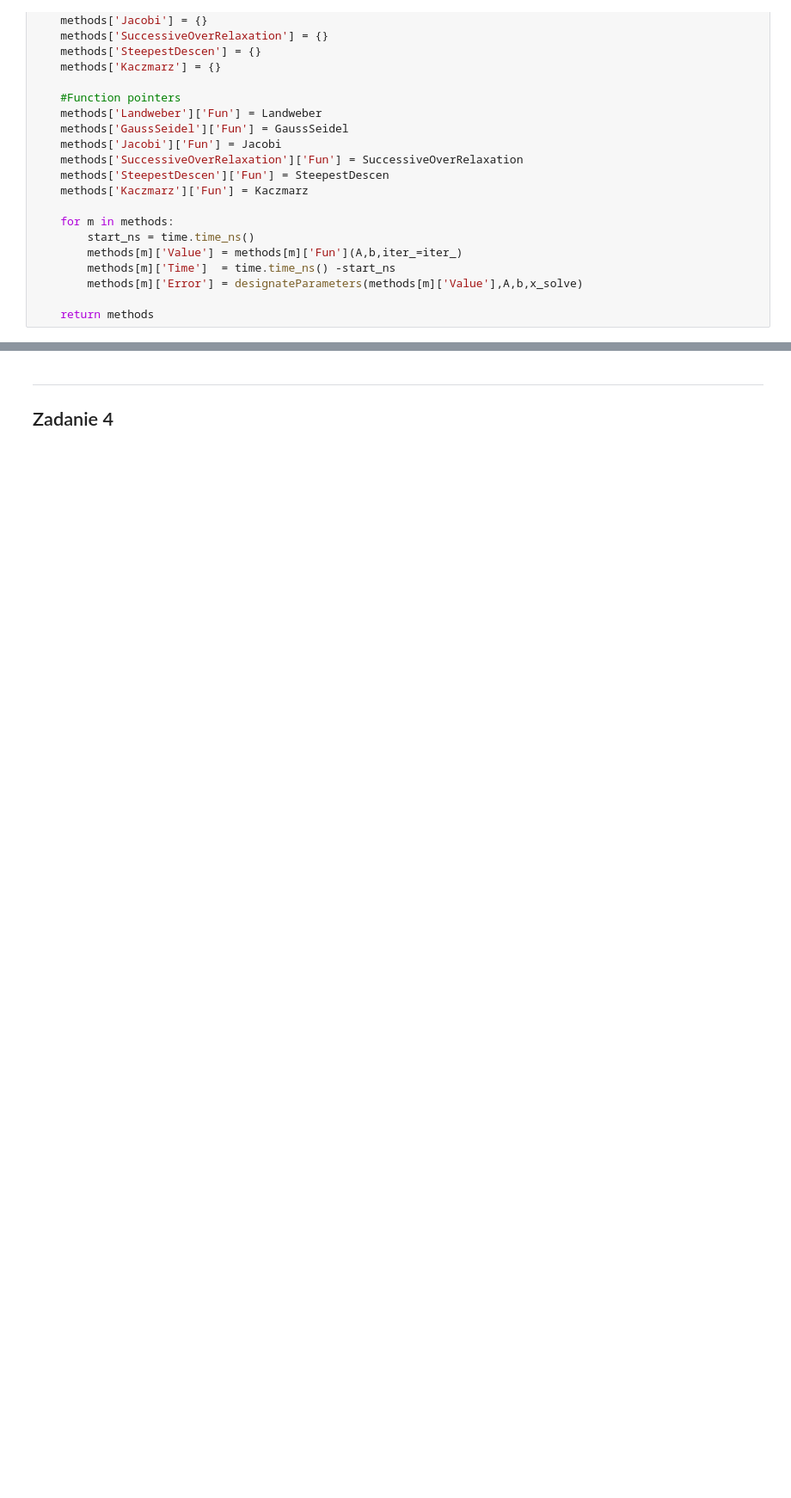
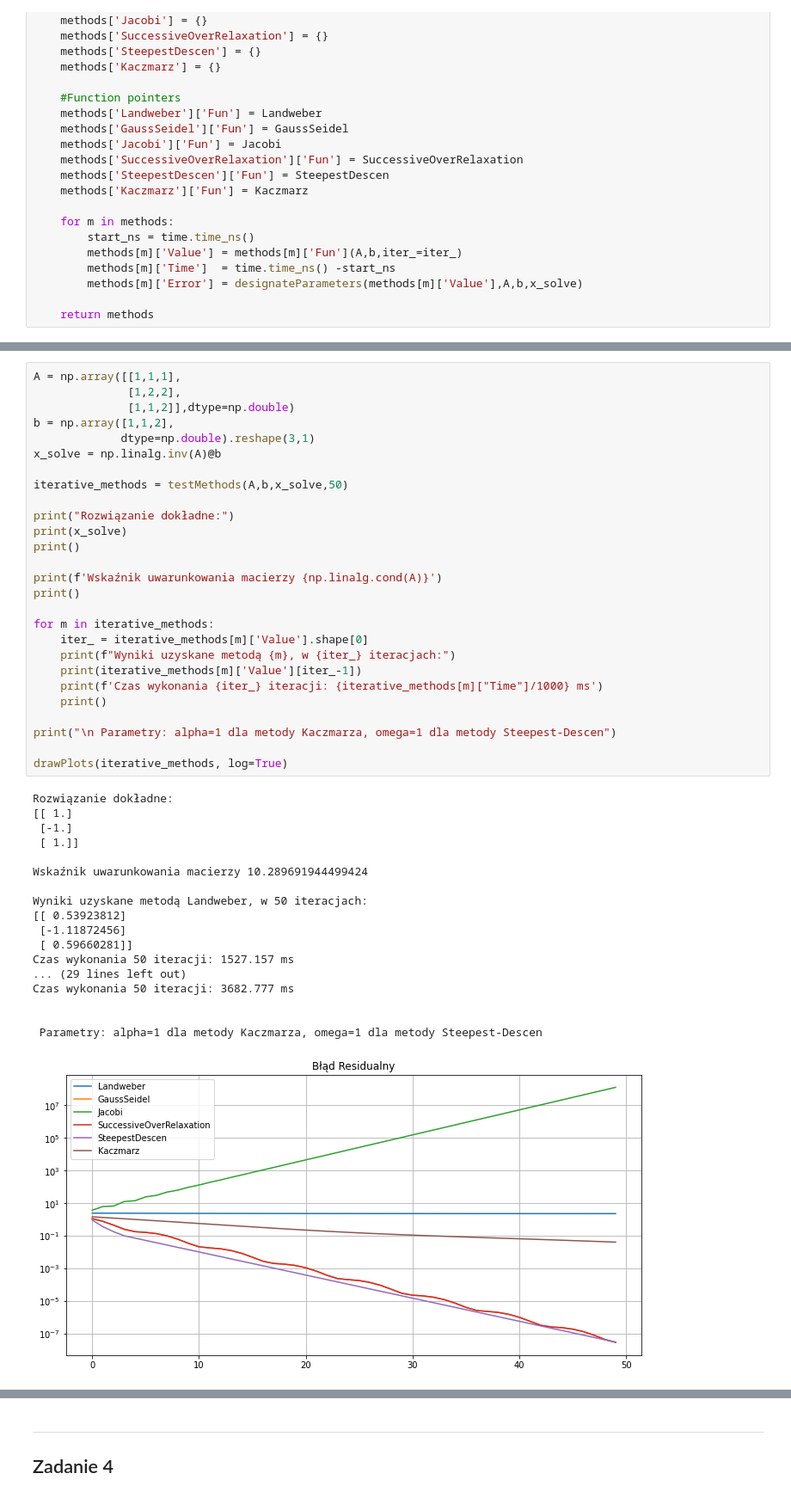
Before and after one commit to BezdzietnyAntoni/MNiO, a Jupyter notebook: List5.ipynb, the cells around one changed output, grey strips where cells are left out. Shown at 86% size. Drawn from its saved outputs; the diff is of its cells as text; blank space fills up the shorter version.

```diff
--- a/List5.ipynb
+++ b/List5.ipynb
@@ -318,0 +395,46 @@ Czas wykonania 30 iteracji: 2221.872 ms
+# %%
+A = np.array([[1,1,1],
+              [1,2,2],
+              [1,1,2]],dtype=np.double)
+b = np.array([1,1,2],
+             dtype=np.double).reshape(3,1)
+x_solve = np.linalg.inv(A)@b
+
+iterative_methods = testMethods(A,b,x_solve,50)
+
+print("Rozwiązanie dokładne:")
+print(x_solve)
+print()
+
+print(f'Wskaźnik uwarunkowania macierzy {np.linalg.cond(A)}')
+print()
+
+for m in iterative_methods:
+    iter_ = iterative_methods[m]['Value'].shape[0]
+    print(f"Wyniki uzyskane metodą {m}, w {iter_} iteracjach:")
+    print(iterative_methods[m]['Value'][iter_-1])
+    print(f'Czas wykonania {iter_} iteracji: {iterative_methods[m]["Time"]/1000} ms')
+    print()
+
+print("\n Parametry: alpha=1 dla metody Kaczmarza, omega=1 dla metody Steepest-Descen")
+
+drawPlots(iterative_methods, log=True)
+# %% [output]
+Rozwiązanie dokładne:
+[[ 1.]
+ [-1.]
+ [ 1.]]
+
+Wskaźnik uwarunkowania macierzy 10.289691944499424
+
+Wyniki uzyskane metodą Landweber, w 50 iteracjach:
+[[ 0.53923812]
+ [-1.11872456]
+ [ 0.59660281]]
+Czas wykonania 50 iteracji: 1527.157 ms
+... (29 lines left out)
+Czas wykonania 50 iteracji: 3682.777 ms
+
+
+ Parametry: alpha=1 dla metody Kaczmarza, omega=1 dla metody Steepest-Descen
+[figure, added]
```
Also changed, not shown: parts of 29 cells of this notebook.
